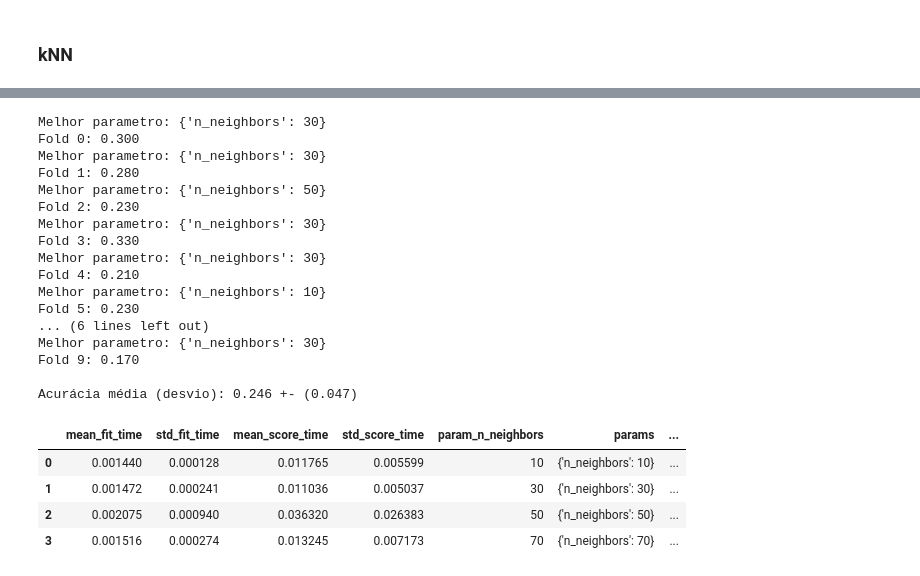
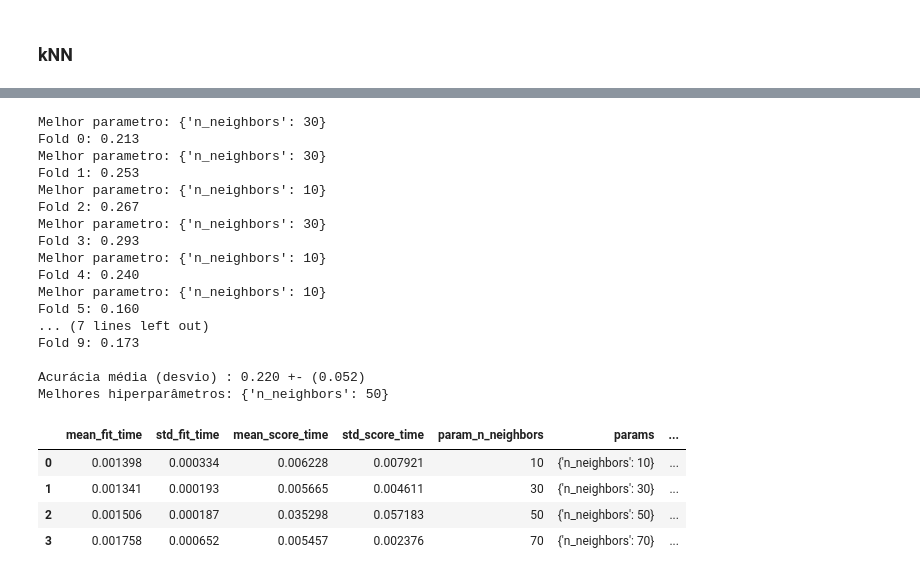
Before and after one commit to tadj8/mpd, a Jupyter notebook: projeto.ipynb, the cells around one changed output, grey strips where cells are left out. Drawn from its saved outputs; the diff is of its cells as text; code cells hidden in the pictures.

Commit message:
ajuste particao treino/teste; yellowbrick para curva ROC multiclass

```diff
--- a/projeto.ipynb
+++ b/projeto.ipynb
@@ -43,15 +52,21 @@ try:
 except:
   IN_COLAB = False
 
+# Verifica se estamos rodando dentro do GoogleCollab
 if IN_COLAB:
         print('Loading dataset from github tadj8/mpd')
         dataset_name = 'collins.arff'
+
+        # Se o arquivo já foi baixado não é necessário baixar novamente
         if not os.path.isfile(dataset_name):
                 urllib.request.urlretrieve("https://raw.githubusercontent.com/tadj8/mpd/main/datasets/collins.arff", dataset_name)
+        raw_data = loadarff("collins.arff")
 else:
         print('Reading dataset from local file')
         raw_data = loadarff("datasets/collins.arff")
-        df_orig = pd.DataFrame(raw_data[0])
+
+# Converte dados brutos para um dataframe pandas
+df_orig = pd.DataFrame(raw_data[0])
 # %% [output]
 Reading dataset from local file
 # %%
@@ -193,7 +209,14 @@ y_pred = model.predict(X_test)
 # Resultados do classificador
 print(classification_report(y_test, y_pred))
 
-plot_confusion_matrix(model, X_test, y_test)
+# plot_confusion_matrix(model, X_test, y_test)
+
+visualizer = ROCAUC(model)
+visualizer.fit(X_train, y_train)        # Fit the training data to the visualizer
+visualizer.score(X_test, y_test)        # Evaluate the model on the test data
+visualizer.show()
+
+# plot_roc_curve(model, X_test, y_test)
 # %% [output]
               precision    recall  f1-score   support
 
@@ -217,26 +240,27 @@ weighted avg       0.22      0.20      0.18       250
 # %%
+# cross validation + gridsearch
 parameters = { 'n_neighbors' : [10, 30, 50, 70] }
-grid_search(StratifiedKFold(n_splits=10, random_state=42, shuffle=True), KNeighborsClassifier(), parameters, X, y)
+grid_search(StratifiedKFold(n_splits=10, random_state=42, shuffle=True), KNeighborsClassifier(), parameters, X_train, y_train)
 # %% [output]
 Melhor parametro: {'n_neighbors': 30}
-Fold 0: 0.300
+Fold 0: 0.213
 Melhor parametro: {'n_neighbors': 30}
-Fold 1: 0.280
-Melhor parametro: {'n_neighbors': 50}
-Fold 2: 0.230
+Fold 1: 0.253
+Melhor parametro: {'n_neighbors': 10}
+Fold 2: 0.267
 Melhor parametro: {'n_neighbors': 30}
-Fold 3: 0.330
-Melhor parametro: {'n_neighbors': 30}
-Fold 4: 0.210
+Fold 3: 0.293
 Melhor parametro: {'n_neighbors': 10}
-Fold 5: 0.230
-... (6 lines left out)
-Melhor parametro: {'n_neighbors': 30}
-Fold 9: 0.170
+Fold 4: 0.240
+Melhor parametro: {'n_neighbors': 10}
+Fold 5: 0.160
+... (7 lines left out)
+Fold 9: 0.173
 
-Acurácia média (desvio): 0.246 +- (0.047)
+Acurácia média (desvio) : 0.220 +- (0.052)
+Melhores hiperparâmetros: {'n_neighbors': 50}
 |  | mean_fit_time | std_fit_time | mean_score_time | std_score_time | param_n_neighbors | params | ... |
-| 0 | 0.001440 | 0.000128 | 0.011765 | 0.005599 | 10 | {'n_neighbors': 10} | ... |
-| 1 | 0.001472 | 0.000241 | 0.011036 | 0.005037 | 30 | {'n_neighbors': 30} | ... |
-| 2 | 0.002075 | 0.000940 | 0.036320 | 0.026383 | 50 | {'n_neighbors': 50} | ... |
-| 3 | 0.001516 | 0.000274 | 0.013245 | 0.007173 | 70 | {'n_neighbors': 70} | ... |
+| 0 | 0.001398 | 0.000334 | 0.006228 | 0.007921 | 10 | {'n_neighbors': 10} | ... |
+| 1 | 0.001341 | 0.000193 | 0.005665 | 0.004611 | 30 | {'n_neighbors': 30} | ... |
+| 2 | 0.001506 | 0.000187 | 0.035298 | 0.057183 | 50 | {'n_neighbors': 50} | ... |
+| 3 | 0.001758 | 0.000652 | 0.005457 | 0.002376 | 70 | {'n_neighbors': 70} | ... |
```
Also changed, not shown: parts of 5 cells of this notebook.
